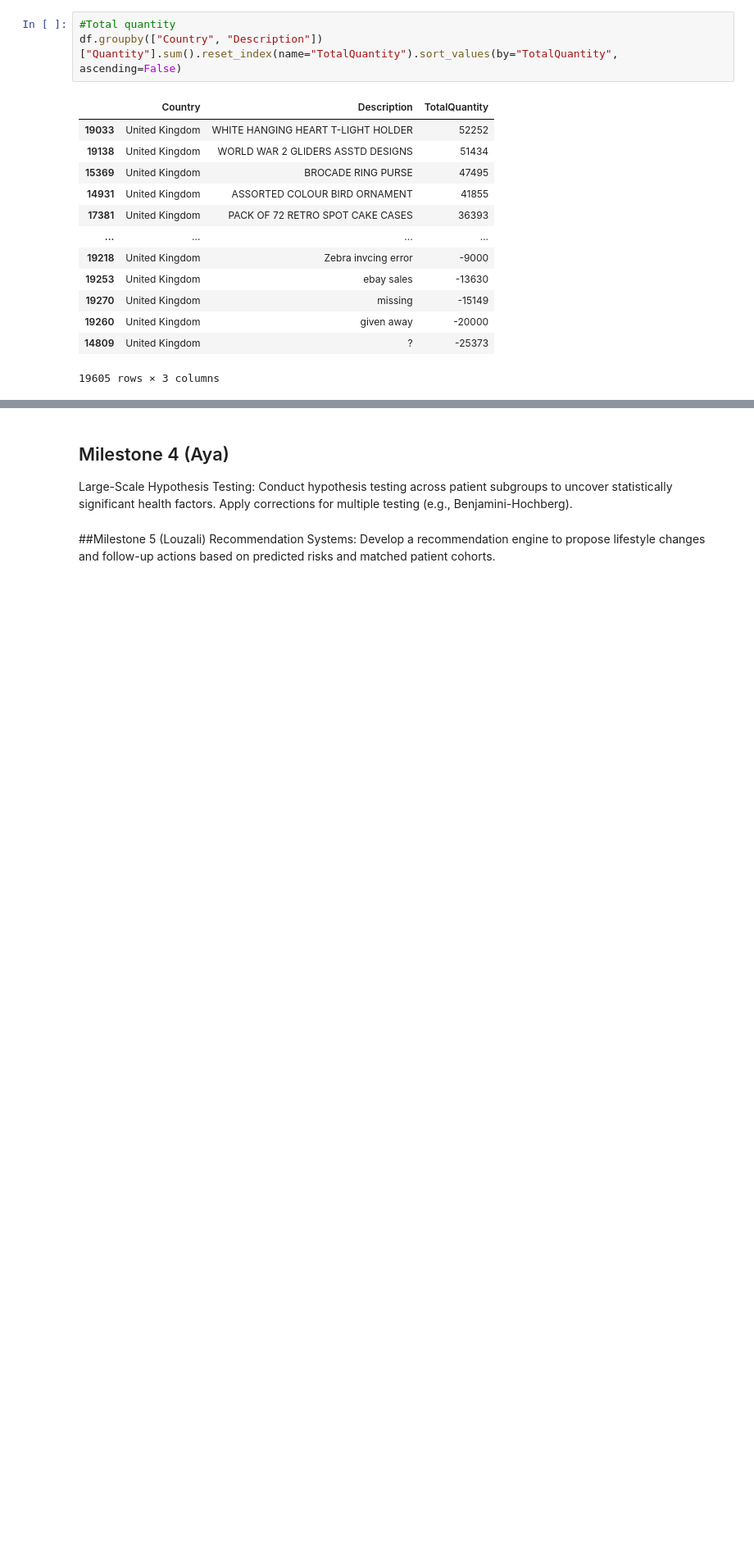
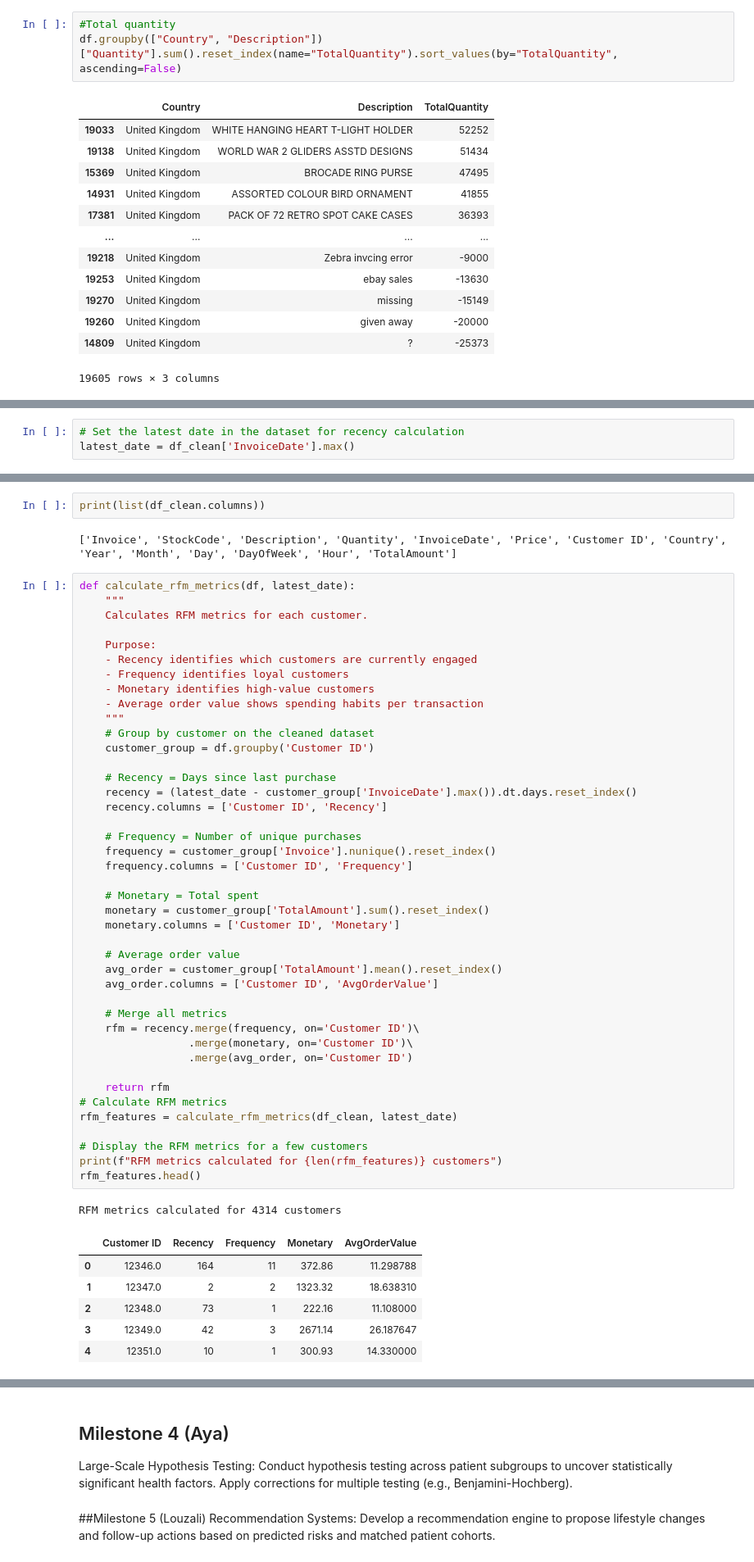
Before and after one commit to Nourshaolin/Real-Time-Retail-Analytics-and-Product-Recommender, a Jupyter notebook: RealTime_Retail_Analytics_and_Product_Recommender.ipynb, the cells around one changed output, grey strips where cells are left out. Shown at 82% size. Saved outputs shown, nothing was run; the diff lists cells and outputs as text; blank space fills up the shorter version.

```diff
--- a/RealTime_Retail_Analytics_and_Product_Recommender.ipynb
+++ b/RealTime_Retail_Analytics_and_Product_Recommender.ipynb
@@ -160,0 +220,3 @@ suggestions.
+# %%
+# Set the latest date in the dataset for recency calculation
+latest_date = df_clean['InvoiceDate'].max()
@@ -160,0 +257,54 @@ suggestions.
+# %%
+print(list(df_clean.columns))
+# %% [output]
+['Invoice', 'StockCode', 'Description', 'Quantity', 'InvoiceDate', 'Price', 'Customer ID', 'Country', 'Year', 'Month', 'Day', 'DayOfWeek', 'Hour', 'TotalAmount']
+# %%
+def calculate_rfm_metrics(df, latest_date):
+    """
+    Calculates RFM metrics for each customer.
+
+    Purpose:
+    - Recency identifies which customers are currently engaged
+    - Frequency identifies loyal customers
+    - Monetary identifies high-value customers
+    - Average order value shows spending habits per transaction
+    """
+    # Group by customer on the cleaned dataset
+    customer_group = df.groupby('Customer ID')
+
+    # Recency = Days since last purchase
+    recency = (latest_date - customer_group['InvoiceDate'].max()).dt.days.reset_index()
+    recency.columns = ['Customer ID', 'Recency']
+
+    # Frequency = Number of unique purchases
+    frequency = customer_group['Invoice'].nunique().reset_index()
+    frequency.columns = ['Customer ID', 'Frequency']
+
+    # Monetary = Total spent
+    monetary = customer_group['TotalAmount'].sum().reset_index()
+    monetary.columns = ['Customer ID', 'Monetary']
+
+    # Average order value
+    avg_order = customer_group['TotalAmount'].mean().reset_index()
+    avg_order.columns = ['Customer ID', 'AvgOrderValue']
+
+    # Merge all metrics
+    rfm = recency.merge(frequency, on='Customer ID')\
+                 .merge(monetary, on='Customer ID')\
+                 .merge(avg_order, on='Customer ID')
+
+    return rfm
+# Calculate RFM metrics
+rfm_features = calculate_rfm_metrics(df_clean, latest_date)
+
+# Display the RFM metrics for a few customers
+print(f"RFM metrics calculated for {len(rfm_features)} customers")
+rfm_features.head()
+# %% [output]
+RFM metrics calculated for 4314 customers
+|  | Customer ID | Recency | Frequency | Monetary | AvgOrderValue |
+| 0 | 12346.0 | 164 | 11 | 372.86 | 11.298788 |
+| 1 | 12347.0 | 2 | 2 | 1323.32 | 18.638310 |
+| 2 | 12348.0 | 73 | 1 | 222.16 | 11.108000 |
+| 3 | 12349.0 | 42 | 3 | 2671.14 | 26.187647 |
+| 4 | 12351.0 | 10 | 1 | 300.93 | 14.330000 |
```
Also changed, not shown: parts of 18 cells of this notebook.
